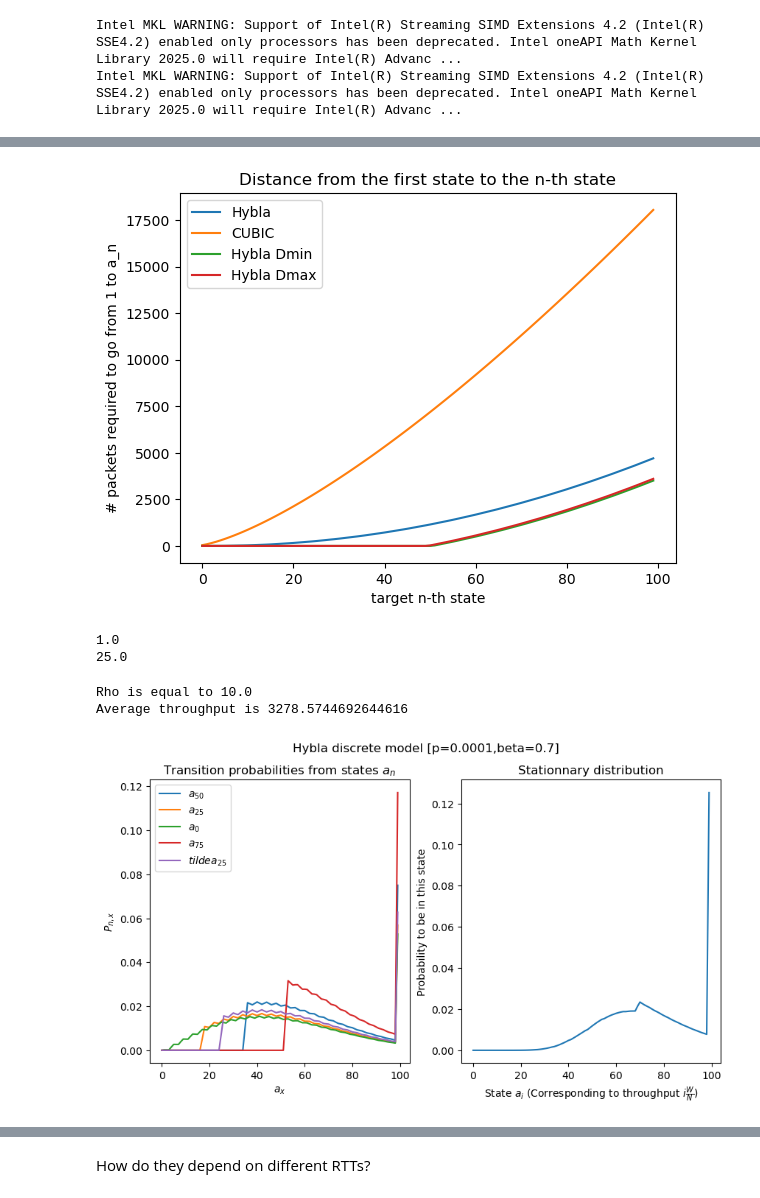
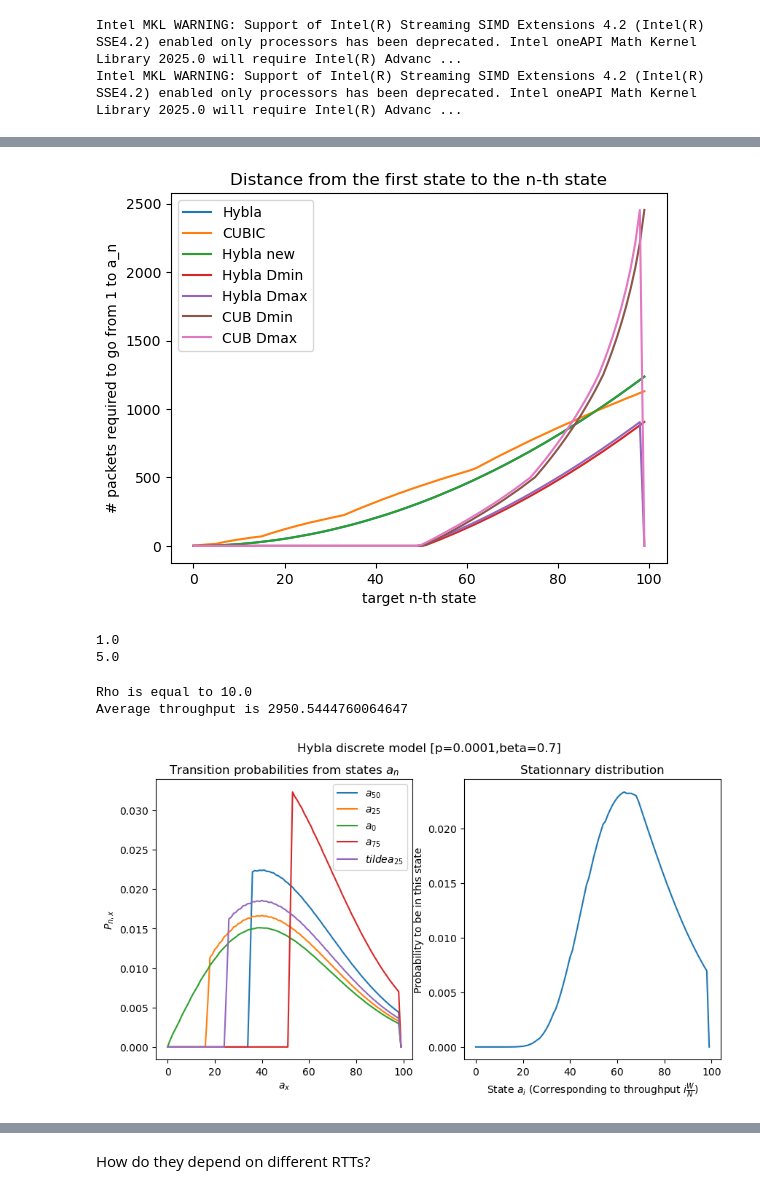
Before and after one commit to megretj/qpepcca, a Jupyter notebook: packetBasedMarkovianModel.ipynb, the cells around one changed output, grey strips where cells are left out. Drawn from its saved outputs; the diff is of its cells as text; code cells hidden in the pictures.

```diff
--- a/packetBasedMarkovianModel.ipynb
+++ b/packetBasedMarkovianModel.ipynb
@@ -13,33 +62,39 @@ Intel MKL WARNING: Support of Intel(R) Streaming SIMD Extensions 4.2 (Intel(R) S
 # %%
-hyb = CCA_MarkovChain_Hybla_discrete(packet_err=0.0006,beta=0.5,N=100,C =1000, RTT_est=0.2, RTT_real = 0.5, RTT0=0.1)
-cub = CCA_MarkovChain_CUBIC_discrete(packet_err = 0.0006, beta=0.5,N=100,C =1000, RTT_est=0., RTT_real = 0.5,alpha=0.001)
+hyb = CCA_MarkovChain_Hybla_packet(packet_err=0.0006,beta=0.5,N=100, C=1000, RTT_real = 1, RTT0=0.05)
+cub = CCA_MarkovChain_CUBIC_packet(packet_err = 0.0006, beta=0.5,N=100, C=1000, RTT_real = 1,alpha=4)
+rho = 1/0.05
+def newD(a,b):
+    return (b*b-a*a)/(2*rho*rho)
 
 a = 1
 d = np.zeros(100)
 dc = np.zeros(100)
 for i,ai in enumerate(hyb.a):
     d[i] = hyb.D(1,ai)
 for i,ai in enumerate(cub.a):
     dc[i] = cub.D(1,ai)
 plt.title("Distance from the first state to the n-th state")
 plt.ylabel("# packets required to go from 1 to a_n")
 plt.xlabel("target n-th state")
 plt.plot(d,label="Hybla")
 plt.plot(dc,label="CUBIC")
+plt.plot(newD(np.ones(len(hyb.a)),hyb.a),label="Hybla new")
 plt.plot(hyb.Dmin[50,:], label = "Hybla Dmin")
 plt.plot(hyb.Dmax[50,:], label = "Hybla Dmax")
+plt.plot(cub.Dmin[50,:], label = "CUB Dmin")
+plt.plot(cub.Dmax[50,:], label = "CUB Dmax")
 plt.legend()
 plt.show()
 print(hyb.Dmin[50,50])
 print(hyb.Dmax[50,50])
 # %% [output]
-[figure, old version]
+[figure, new version]
 1.0
-25.0
+5.0
 # %%
 p = 0.0001
 b = 0.7
-wired = CCA_MarkovChain_Hybla_discrete(packet_err=p,beta=b,N=100,C = 5000, RTT_est=0.2, RTT_real = 0.5, RTT0=0.05)
+wired = CCA_MarkovChain_Hybla_packet(packet_err=p,beta=b,N=100,C = 5000, RTT_real = 0.5, RTT0=0.05)
 wired.avg_throughput()
 print(f"Rho is equal to {wired.rho}")
 print(f"Average throughput is {wired.ssThroughput}")
@@ -62,6 +117,6 @@ fig.suptitle(f"Hybla discrete model [p={p},beta={b}]")
 plt.show()
 # %% [output]
 Rho is equal to 10.0
-Average throughput is 3278.5744692644616
+Average throughput is 2950.5444760064647
-[figure, old version]
+[figure, new version]
 # %%
```
Also changed, not shown: parts of 12 cells of this notebook, 2 other files.
